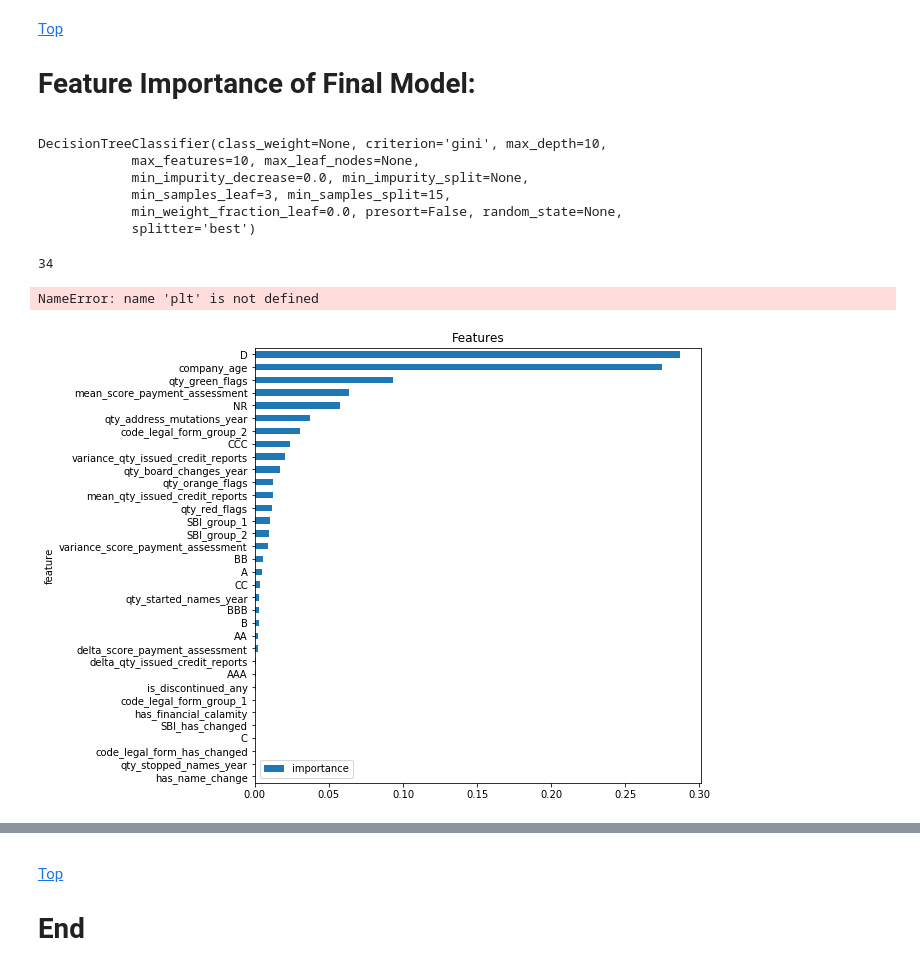
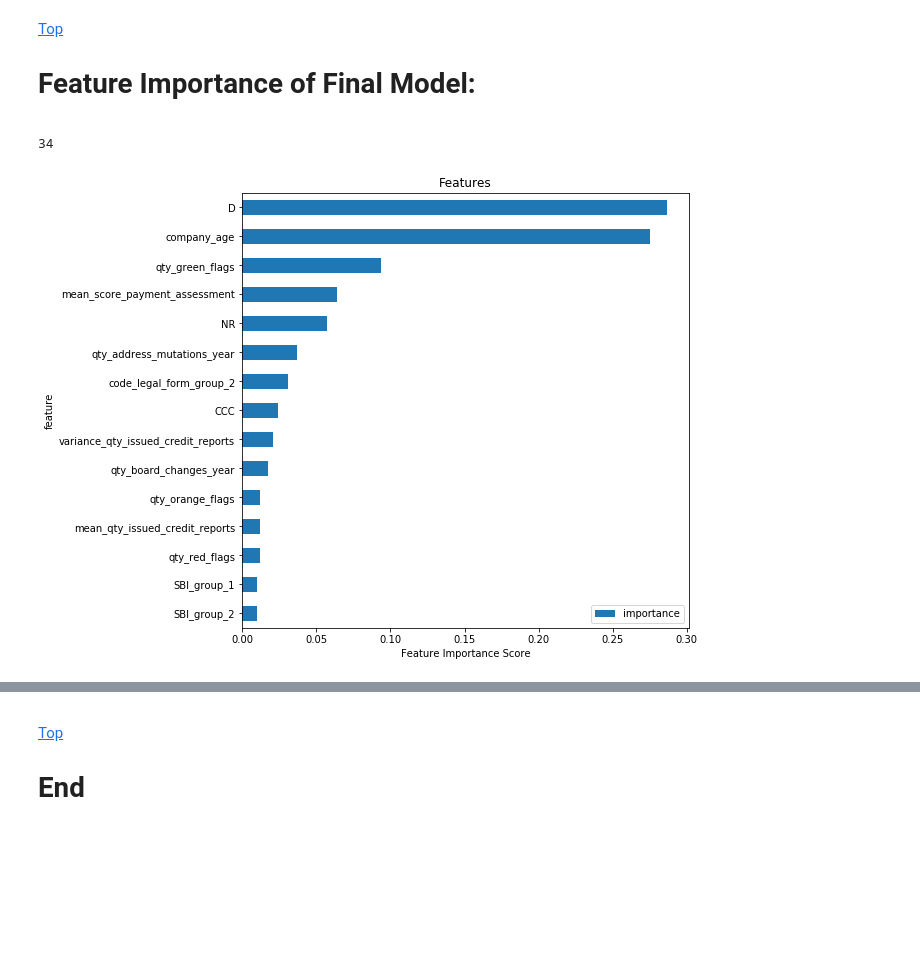
Before and after one commit to mark-me/relocation_indicator, a Jupyter notebook: modelling/decision_tree_yearly_2017_More1Employee.ipynb, the cells around one changed output, grey strips where cells are left out. Cells and saved outputs as stored; diff of their text form; code cells hidden in the pictures; blank space fills up the shorter version.

```diff
--- a/modelling/decision_tree_yearly_2017_More1Employee.ipynb
+++ b/modelling/decision_tree_yearly_2017_More1Employee.ipynb
@@ -1219,19 +1220,8 @@ NameError: name 'plt' is not defined
 <a href=#top>Top</a>
 # Feature Importance of Final Model:
 <a id='feature_importance_final'></a>
-# %%
-filename = 'models/DT_2017md10_mss15_msl3_mf10_balanced_more1employee.sav'
-clfDT_Kappa = pickle.load(open(filename, 'rb'))
-print(clfDT_Kappa)
-# %% [output]
-DecisionTreeClassifier(class_weight=None, criterion='gini', max_depth=10,
-            max_features=10, max_leaf_nodes=None,
-            min_impurity_decrease=0.0, min_impurity_split=None,
-            min_samples_leaf=3, min_samples_split=15,
-            min_weight_fraction_leaf=0.0, presort=False, random_state=None,
-            splitter='best')
 # %%
-importances = clfDT_Kappa.feature_importances_
+importances = model.feature_importances_
 # %%
 len(importances)
 # %% [output]
@@ -1239,15 +1229,14 @@ len(importances)
 # %%
 feat_imp = pd.DataFrame({'importance':importances})
 feat_imp['feature'] = x_train[features_in_model].columns
 
 feat_imp.sort_values(by='importance', ascending=False, inplace=True)
-feat_imp = feat_imp.iloc[:35]
+feat_imp = feat_imp.iloc[:15]
 
 feat_imp.sort_values(by='importance', inplace=True)
 feat_imp = feat_imp.set_index('feature', drop=True)
 feat_imp.plot.barh(title='Features', figsize=(8,8))
 plt.xlabel('Feature Importance Score')
 plt.show()
 # %% [output]
-NameError: name 'plt' is not defined
-[figure, old version]
+[figure, new version]
```
Also changed, not shown: parts of 20 cells of this notebook, 6 other files.
